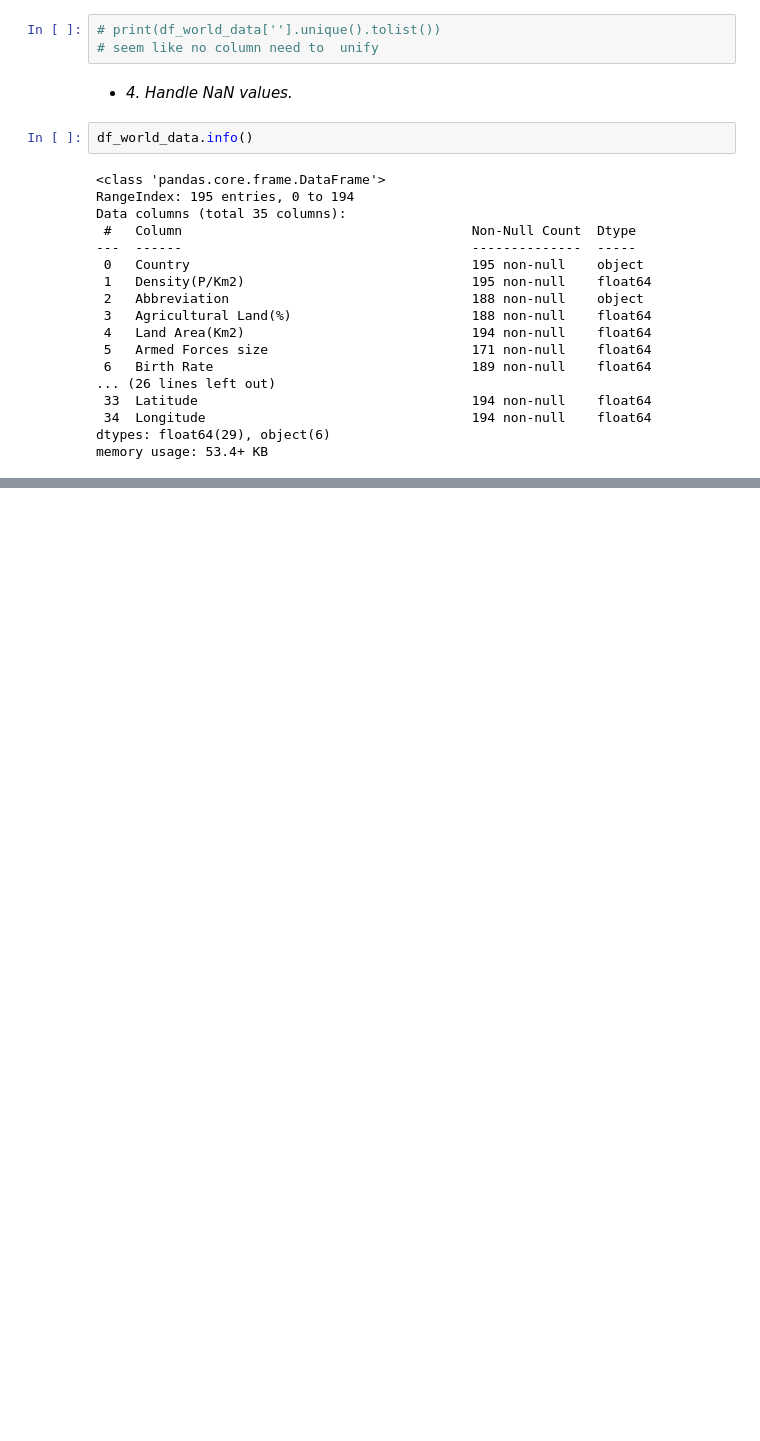
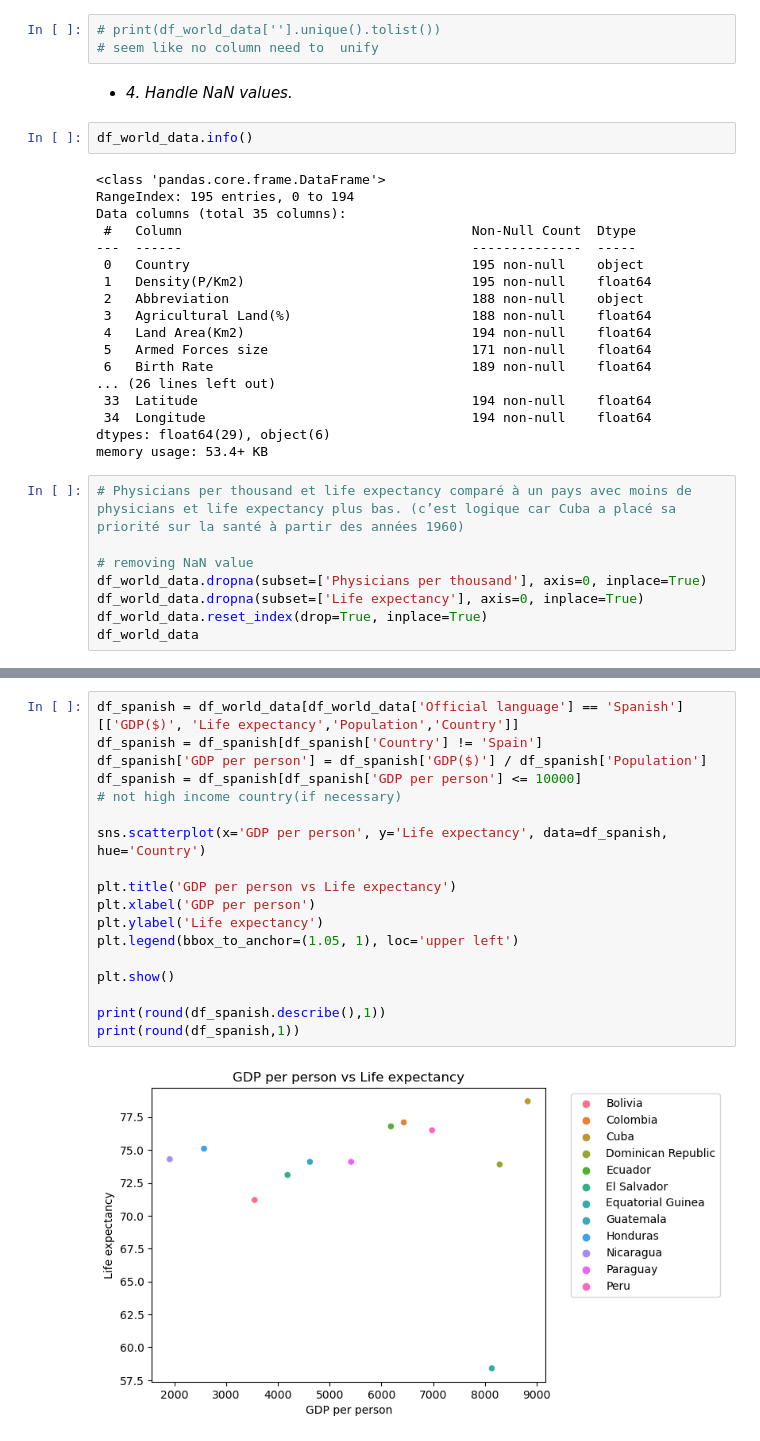
Before and after one commit to WHanqing/Groupwork_2J_final_project, a Jupyter notebook: Group2J_final_project.ipynb, the cells around one changed output, grey strips where cells are left out. Drawn from its saved outputs; the diff is of its cells as text; blank space fills up the shorter version.

```diff
--- a/Group2J_final_project.ipynb
+++ b/Group2J_final_project.ipynb
@@ -351,3 +434,11 @@ Data columns (total 35 columns):
  34  Longitude                                  194 non-null    float64
 dtypes: float64(29), object(6)
 memory usage: 53.4+ KB
+# %%
+# Physicians per thousand et life expectancy comparé à un pays avec moins de physicians et life expectancy plus bas. (c’est logique car Cuba a placé sa priorité sur la santé à partir des années 1960)
+
+# removing NaN value
+df_world_data.dropna(subset=['Physicians per thousand'], axis=0, inplace=True)
+df_world_data.dropna(subset=['Life expectancy'], axis=0, inplace=True)
+df_world_data.reset_index(drop=True, inplace=True)
+df_world_data
@@ -353,0 +459,20 @@ memory usage: 53.4+ KB
+# %%
+df_spanish = df_world_data[df_world_data['Official language'] == 'Spanish'][['GDP($)', 'Life expectancy','Population','Country']]
+df_spanish = df_spanish[df_spanish['Country'] != 'Spain']
+df_spanish['GDP per person'] = df_spanish['GDP($)'] / df_spanish['Population']
+df_spanish = df_spanish[df_spanish['GDP per person'] <= 10000]
+# not high income country(if necessary)
+
+sns.scatterplot(x='GDP per person', y='Life expectancy', data=df_spanish, hue='Country')
+
+plt.title('GDP per person vs Life expectancy')
+plt.xlabel('GDP per person')
+plt.ylabel('Life expectancy')
+plt.legend(bbox_to_anchor=(1.05, 1), loc='upper left')
+
+plt.show()
+
+print(round(df_spanish.describe(),1))
+print(round(df_spanish,1))
+# %% [output]
+[figure, added]
```
Also changed, not shown: parts of 8 cells of this notebook.
